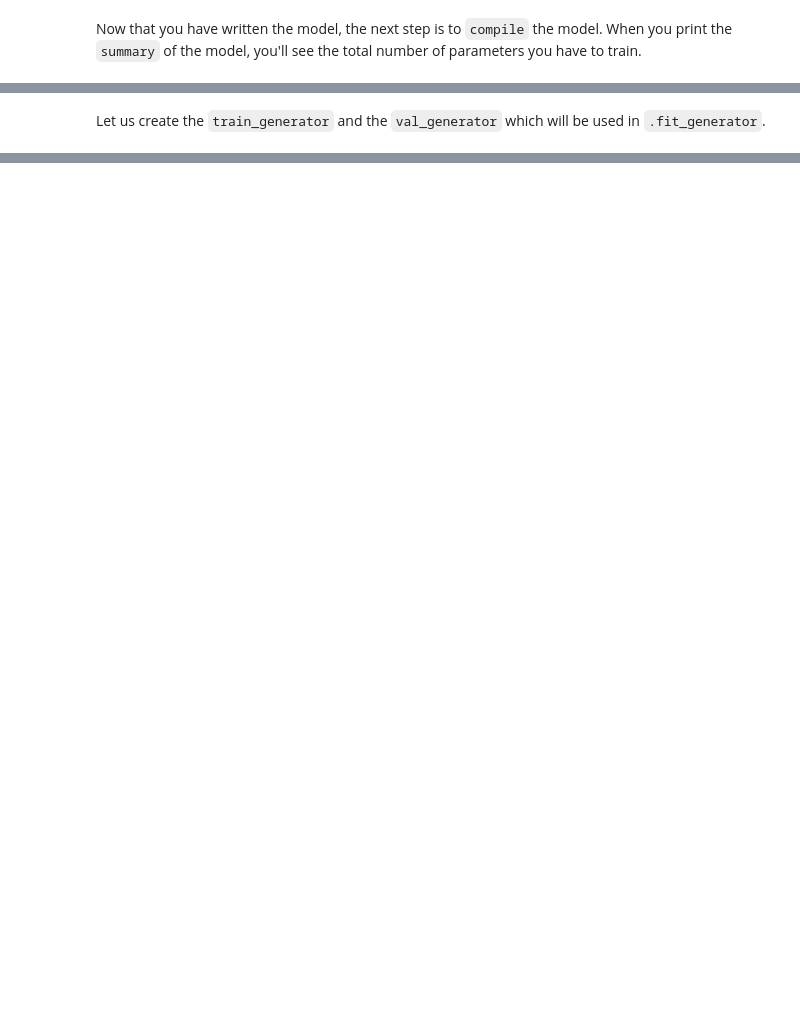
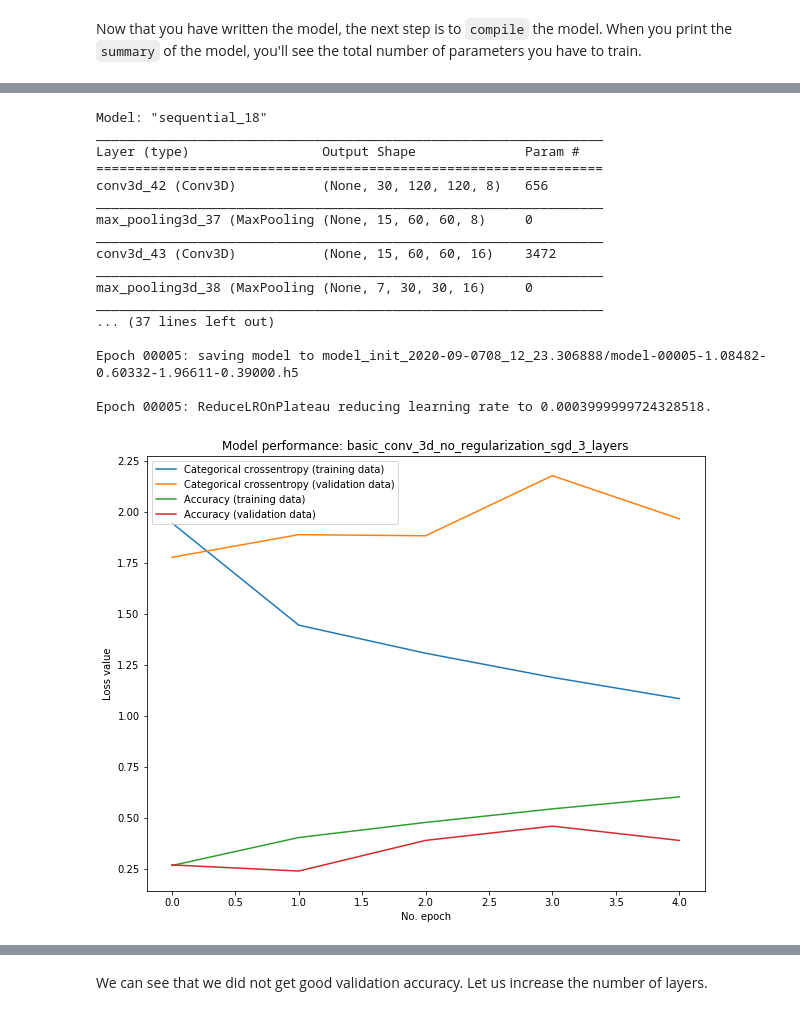
Before and after one commit to ashwanikumar04/gesture-recognition-rnn, a Jupyter notebook: Neural_Nets_Project_Starter_Code.ipynb, the cells around one changed output, grey strips where cells are left out. Drawn from its saved outputs; the diff is of its cells as text; code cells hidden in the pictures; blank space fills up the shorter version.

```diff
--- a/Neural_Nets_Project_Starter_Code.ipynb
+++ b/Neural_Nets_Project_Starter_Code.ipynb
@@ -314,7 +316,7 @@ from keras.layers.convolutional import Conv3D, MaxPooling3D
 from keras.callbacks import ModelCheckpoint, ReduceLROnPlateau
 from keras import optimizers
 # %%
-def optimize_model(model, optimizer, learning_rate=.01, show_summary=True):
+def optimize_model(model, optimizer, learning_rate=0.01, show_summary=True):
     if optimizer == "sgd":
         model_optimizer = optimizers.SGD(lr=learning_rate)
     else:
@@ -327,6 +329,27 @@ def optimize_model(model, optimizer, learning_rate=.01, show_summary=True):
         print(model.summary())
 # %% [markdown]
 ### This approach of running model and collecting metrics is adopted from our previous project `Telecom Churn case study`
+# %%
+class ModelParams:
+    def __init__(self, params):
+        self.learning_rate = params["learning_rate"]
+        self.optmizer = params["optmizer"]
+        self.input_shape = (params["number_of_frames"], image_shape[0],
+                            image_shape[1], 3)
+        self.batch_size = params["batch_size"]
+        self.video_frames = list(range(0, params["number_of_frames"]))
+        self.learning_rate = params["learning_rate"]
+        self.num_epochs = params["num_epochs"]
+        self.regularize = params["regularize"]
+        self.filters = params["filters"]
+        self.dropouts = params["dropouts"]
+
+        self.name = params["model_name"] + "_" + self.optmizer + "_" + str(
+            len(self.filters)) + "_" + "layers"
+
+    def __str__(self):
+        attrs = vars(self)
+        return (', '.join("%s: %s" % item for item in attrs.items()))
 # %%
 def convert_history_to_data_frame(model_name, history):
     df = pd.DataFrame.from_dict(history)
@@ -436,4 +465,16 @@ model.add(Dense(5, activation='softmax'))
+# %%
+params = {
+    "learning_rate": 0.01,
+    "optmizer": "sgd",
+    "batch_size": 30,
+    "number_of_frames": 30,
+    "model_name": "basic_conv_3d_no_regularization",
+    "num_epochs": 5,
+    "filters": [8, 16, 32],
+    "regularize": False,
+    "dropouts": [None, None, None]
+}
+modelParams = ModelParams(params)
+model = create_cnn_model(modelParams)
 # %% [markdown]
 Now that you have written the model, the next step is to `compile` the model. When you print the `summary` of the model, you'll see the total number of parameters you have to train.
-# %%
-run_model(model, params)
@@ -465,2 +481,21 @@ Epoch 00005: ReduceLROnPlateau reducing learning rate to 0.0019999999552965165.
-# %% [markdown]
-Let us create the `train_generator` and the `val_generator` which will be used in `.fit_generator`.
+# %%
+model_stats = run_model(model, modelParams)
+# %% [output]
+Model: "sequential_18"
+_________________________________________________________________
+Layer (type)                 Output Shape              Param #
+=================================================================
+conv3d_42 (Conv3D)           (None, 30, 120, 120, 8)   656
+_________________________________________________________________
+max_pooling3d_37 (MaxPooling (None, 15, 60, 60, 8)     0
+_________________________________________________________________
+conv3d_43 (Conv3D)           (None, 15, 60, 60, 16)    3472
+_________________________________________________________________
+max_pooling3d_38 (MaxPooling (None, 7, 30, 30, 16)     0
+_________________________________________________________________
+... (37 lines left out)
+
+Epoch 00005: saving model to model_init_2020-09-0708_12_23.306888/model-00005-1.08482-0.60332-1.96611-0.39000.h5
+
+Epoch 00005: ReduceLROnPlateau reducing learning rate to 0.0003999999724328518.
+[figure, added]
@@ -466,0 +508,2 @@ Let us create the `train_generator` and the `val_generator` which will be used i
+# %% [markdown]
+We can see that we did not get good validation accuracy. Let us increase the number of layers.
```
Also changed, not shown: parts of 9 cells of this notebook.
